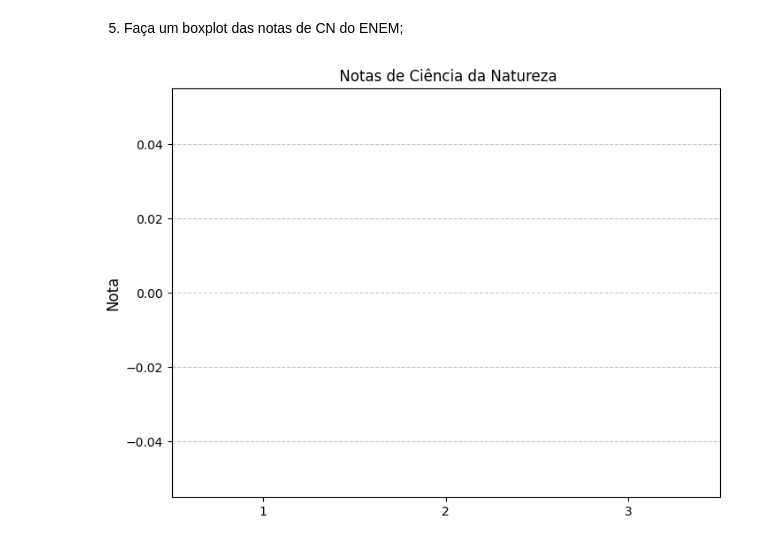
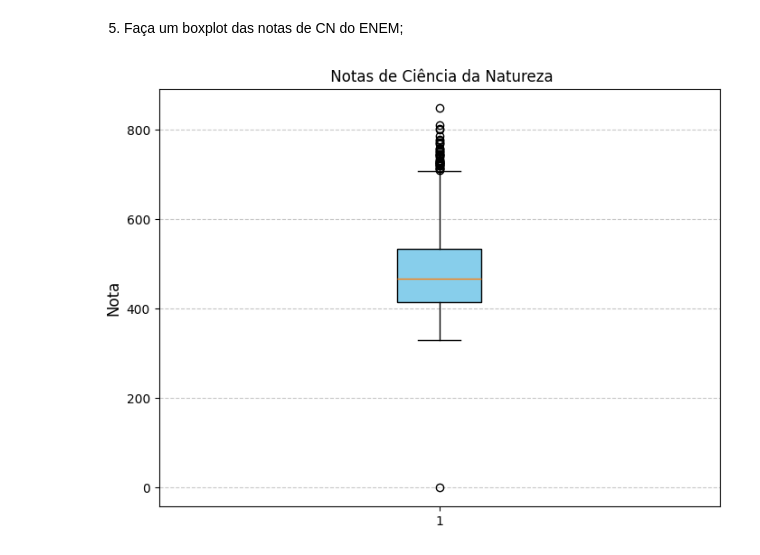
Before and after one commit to GstavRocha/DataAlanlise, a Jupyter notebook: Atividade_Enem.ipynb, the cells around one changed output. Cells and saved outputs as stored; diff of their text form; code cells hidden in the pictures.

```diff
--- a/Atividade_Enem.ipynb
+++ b/Atividade_Enem.ipynb
@@ -92,12 +92,14 @@ MATEMATICA    523.425890
 dtype: float64
 # %% [markdown]
 5. Faça um boxplot das notas de CN do ENEM;
+# %%
+notas_natureza = df_notas['NATUREZA'].dropna()
 # %%
 plt.figure(figsize=(8,6))
-plt.boxplot(df_notas, vert=True, patch_artist=True, boxprops=dict(facecolor='skyblue'))
+plt.boxplot(notas_natureza, vert=True, patch_artist=True, boxprops=dict(facecolor='skyblue'))
 plt.title(" Notas de Ciência da Natureza")
 plt.ylabel("Nota", fontsize=12)
 plt.grid(axis='y',linestyle='--', alpha=0.7)
 plt.show()
 # %% [output]
-[figure, old version]
+[figure, new version]
```
Also changed, not shown: parts of 4 cells of this notebook.
